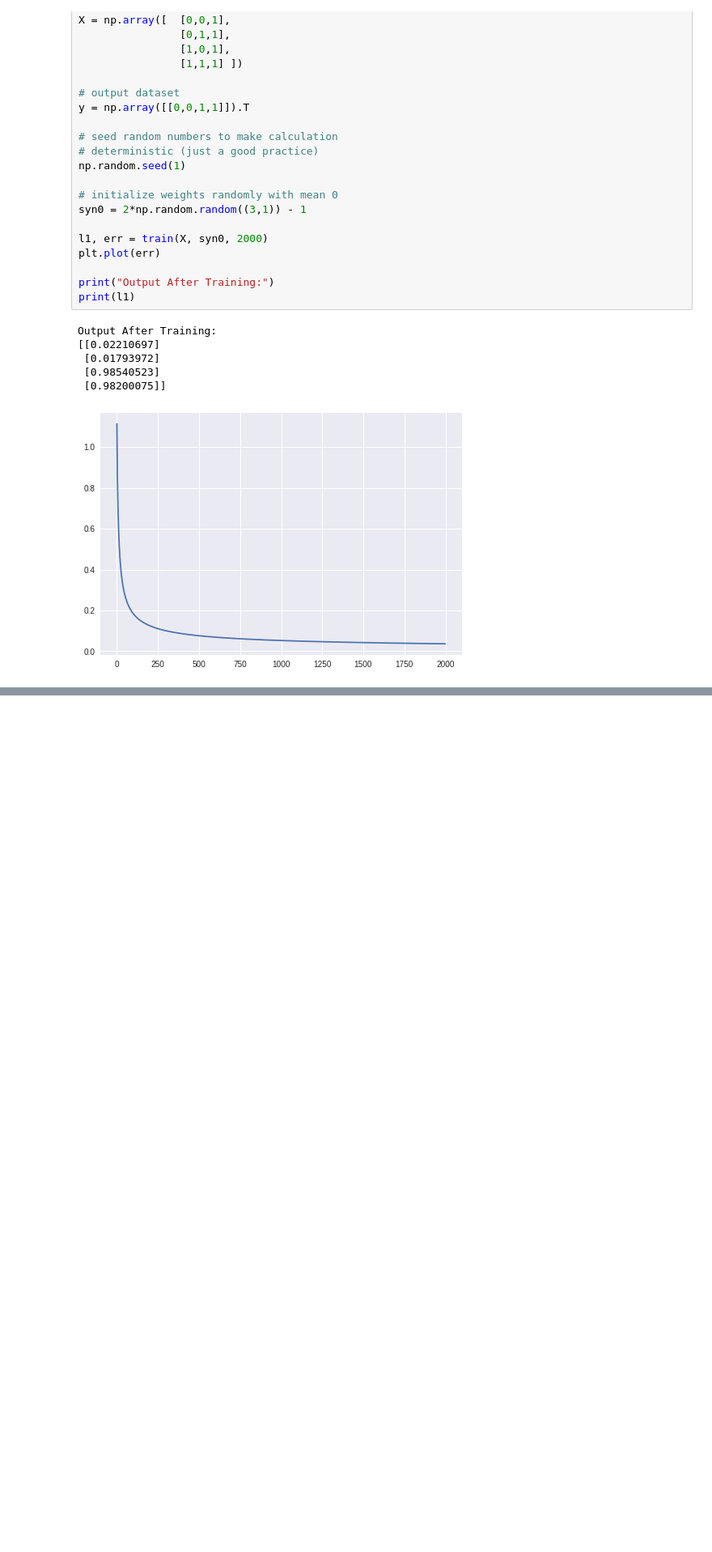
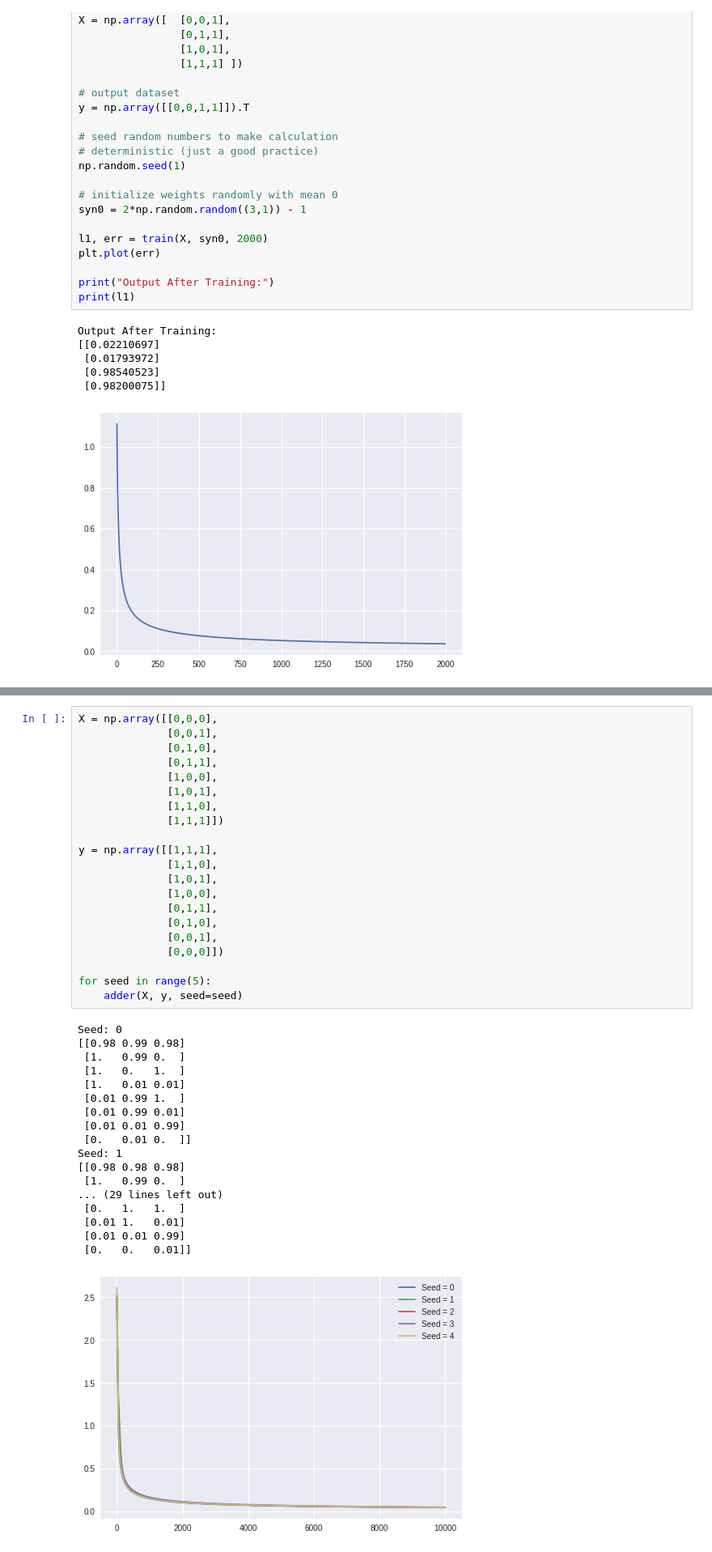
Before and after one commit to amrishparmar/dojo-neural-network, a Jupyter notebook: neuralnet.ipynb, the cells around one changed output, grey strips where cells are left out. Shown at 81% size. Drawn from its saved outputs; the diff is of its cells as text; blank space fills up the shorter version.

```diff
--- a/neuralnet.ipynb
+++ b/neuralnet.ipynb
@@ -134,0 +185,40 @@ Error:0.009296756774134309
+# %%
+X = np.array([[0,0,0],
+              [0,0,1],
+              [0,1,0],
+              [0,1,1],
+              [1,0,0],
+              [1,0,1],
+              [1,1,0],
+              [1,1,1]])
+
+y = np.array([[1,1,1],
+              [1,1,0],
+              [1,0,1],
+              [1,0,0],
+              [0,1,1],
+              [0,1,0],
+              [0,0,1],
+              [0,0,0]])
+
+for seed in range(5):
+    adder(X, y, seed=seed)
+# %% [output]
+Seed: 0
+[[0.98 0.99 0.98]
+ [1.   0.99 0.  ]
+ [1.   0.   1.  ]
+ [1.   0.01 0.01]
+ [0.01 0.99 1.  ]
+ [0.01 0.99 0.01]
+ [0.01 0.01 0.99]
+ [0.   0.01 0.  ]]
+Seed: 1
+[[0.98 0.98 0.98]
+ [1.   0.99 0.  ]
+... (29 lines left out)
+ [0.   1.   1.  ]
+ [0.01 1.   0.01]
+ [0.01 0.01 0.99]
+ [0.   0.   0.01]]
+[figure, added]
```
Also changed, not shown: parts of 3 cells of this notebook.
